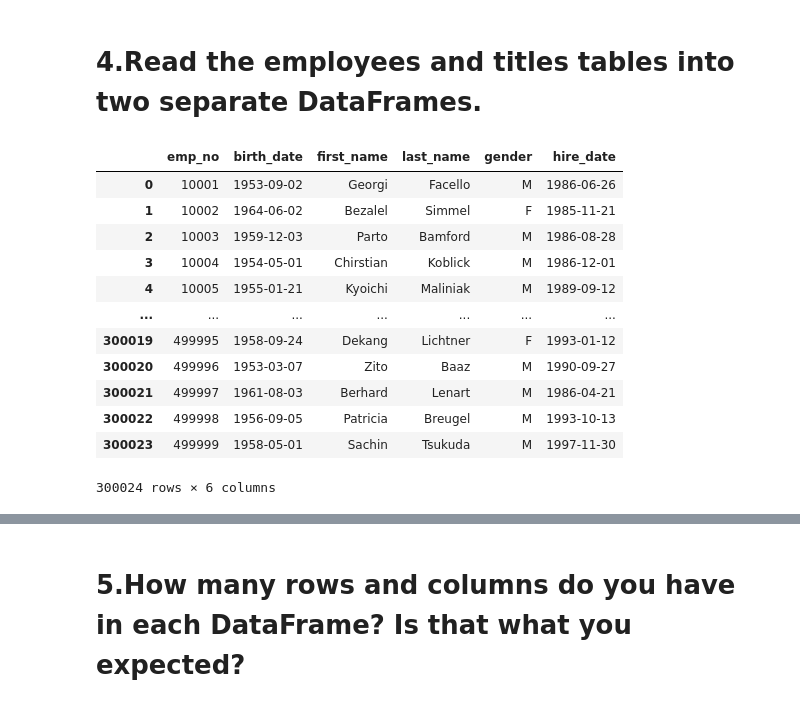
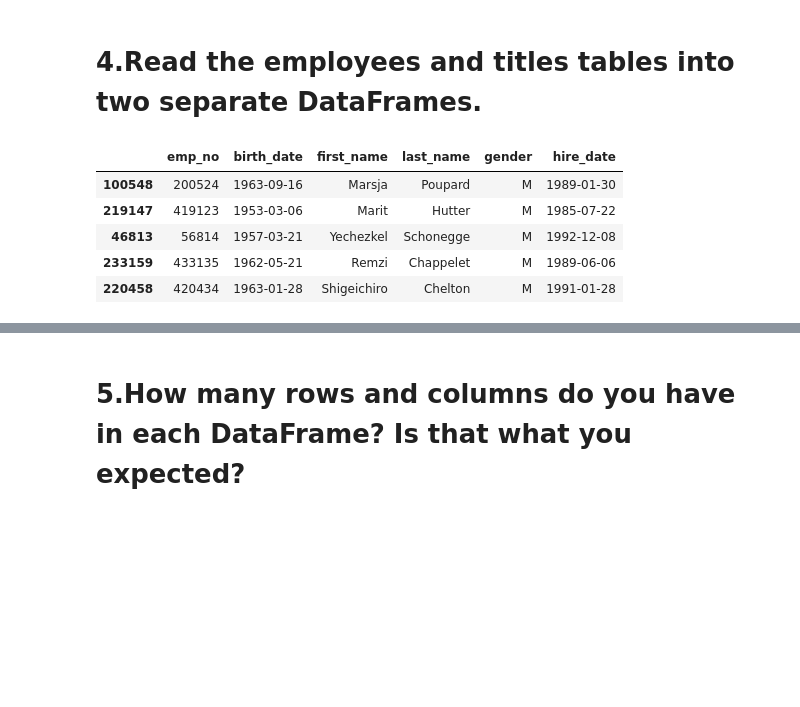
Before and after one commit to Olivert75/numpy-pandas-visualization-exercises, a Jupyter notebook: advanced_dataframes.ipynb, the cells around one changed output, grey strips where cells are left out. Saved outputs shown, nothing was run; the diff lists cells and outputs as text; code cells hidden in the pictures; blank space fills up the shorter version.

```diff
--- a/advanced_dataframes.ipynb
+++ b/advanced_dataframes.ipynb
@@ -55,20 +55,13 @@ NameError: name 'hofst' is not defined
 # 4.Read the employees and titles tables into two separate DataFrames.
 # %%
 emp_df = pd.read_sql('SELECT * FROM employees ', url)
-emp_df
+emp_df.sample(5)
 # %% [output]
 |  | emp_no | birth_date | first_name | last_name | gender | hire_date |
-| 0 | 10001 | 1953-09-02 | Georgi | Facello | M | 1986-06-26 |
-| 1 | 10002 | 1964-06-02 | Bezalel | Simmel | F | 1985-11-21 |
-| 2 | 10003 | 1959-12-03 | Parto | Bamford | M | 1986-08-28 |
-| 3 | 10004 | 1954-05-01 | Chirstian | Koblick | M | 1986-12-01 |
-| 4 | 10005 | 1955-01-21 | Kyoichi | Maliniak | M | 1989-09-12 |
-| ... | ... | ... | ... | ... | ... | ... |
-| 300019 | 499995 | 1958-09-24 | Dekang | Lichtner | F | 1993-01-12 |
-| 300020 | 499996 | 1953-03-07 | Zito | Baaz | M | 1990-09-27 |
-| 300021 | 499997 | 1961-08-03 | Berhard | Lenart | M | 1986-04-21 |
-| 300022 | 499998 | 1956-09-05 | Patricia | Breugel | M | 1993-10-13 |
-| 300023 | 499999 | 1958-05-01 | Sachin | Tsukuda | M | 1997-11-30 |
+| 100548 | 200524 | 1963-09-16 | Marsja | Poupard | M | 1989-01-30 |
+| 219147 | 419123 | 1953-03-06 | Marit | Hutter | M | 1985-07-22 |
+| 46813 | 56814 | 1957-03-21 | Yechezkel | Schonegge | M | 1992-12-08 |
+| 233159 | 433135 | 1962-05-21 | Remzi | Chappelet | M | 1989-06-06 |
+| 220458 | 420434 | 1963-01-28 | Shigeichiro | Chelton | M | 1991-01-28 |
-300024 rows × 6 columns
 # %%
 titles_df = pd.read_sql('SELECT * FROM titles', url)
```
Also changed, not shown: parts of 3 cells of this notebook.
